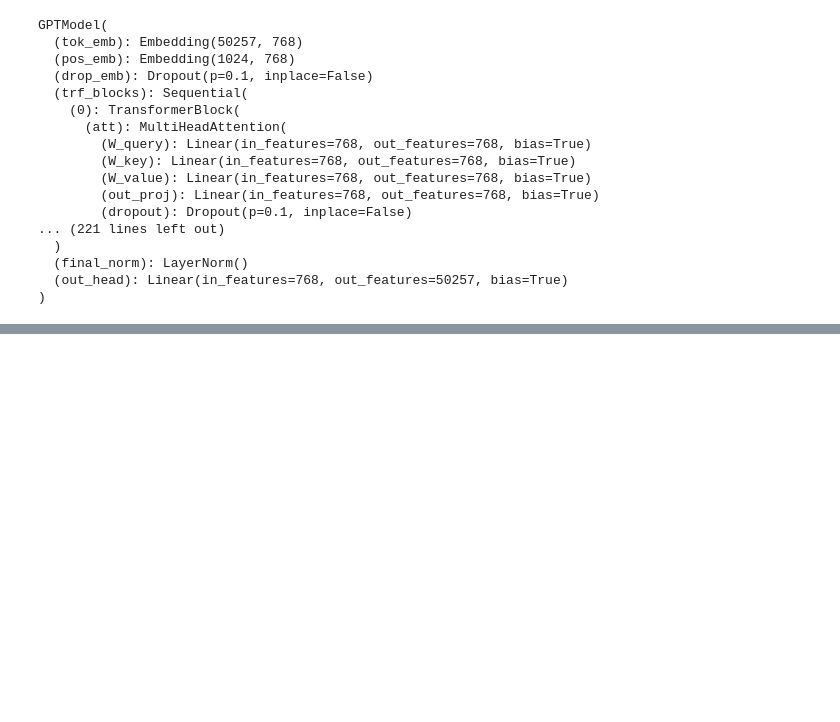
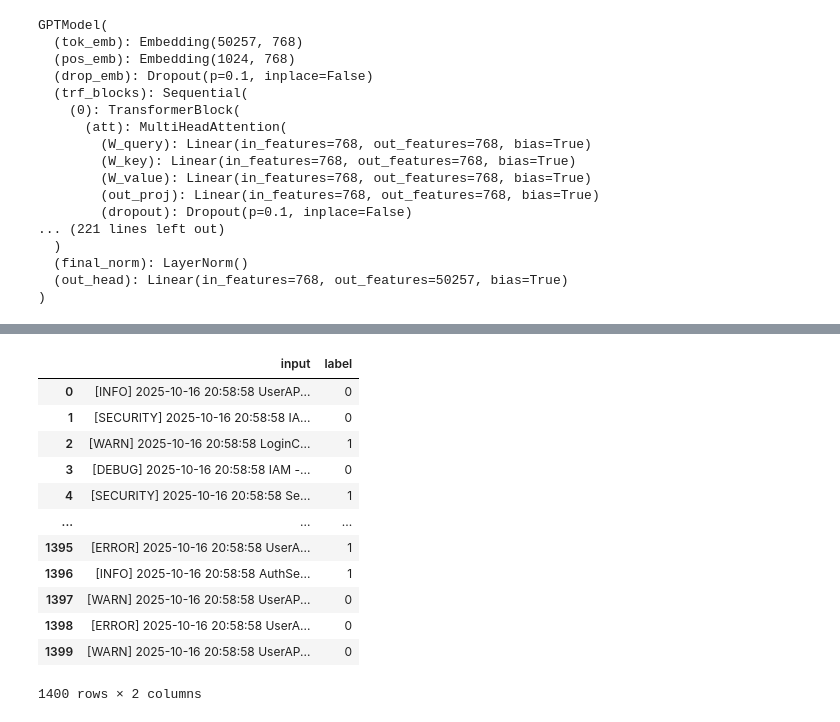
Before and after one commit to kumar-sanchay/llm-model-code, a Jupyter notebook: gpt2_llm.ipynb, the cells around one changed output, grey strips where cells are left out. Saved outputs shown, nothing was run; the diff lists cells and outputs as text; code cells hidden in the pictures; blank space fills up the shorter version.

```diff
--- a/gpt2_llm.ipynb
+++ b/gpt2_llm.ipynb
@@ -1085,0 +1126,33 @@ token_ids_to_text(token_ids, tokenizer)
+# %%
+def random_split(df, train_frac, validation_frac):
+
+  df = df.sample(
+      frac=1, random_state=42
+  ).reset_index(drop=True)
+
+  train_end = int(len(df) * train_frac)
+  val_end = train_end + int(len(df) * validation_frac)
+
+  train_df = df[:train_end]
+  val_df = df[train_end: val_end]
+  test_df = df[val_end:]
+
+  return train_df, val_df, test_df
+# %%
+train_df, validation_df, test_df = random_split(df, 0.7, 0.15)
+# %%
+train_df
+# %% [output]
+|  | input | label |
+| 0 | [INFO] 2025-10-16 20:58:58 UserAP... | 0 |
+| 1 | [SECURITY] 2025-10-16 20:58:58 IA... | 0 |
+| 2 | [WARN] 2025-10-16 20:58:58 LoginC... | 1 |
+| 3 | [DEBUG] 2025-10-16 20:58:58 IAM -... | 0 |
+| 4 | [SECURITY] 2025-10-16 20:58:58 Se... | 1 |
+| ... | ... | ... |
+| 1395 | [ERROR] 2025-10-16 20:58:58 UserA... | 1 |
+| 1396 | [INFO] 2025-10-16 20:58:58 AuthSe... | 1 |
+| 1397 | [WARN] 2025-10-16 20:58:58 UserAP... | 0 |
+| 1398 | [ERROR] 2025-10-16 20:58:58 UserA... | 0 |
+| 1399 | [WARN] 2025-10-16 20:58:58 UserAP... | 0 |
+1400 rows × 2 columns
```
Also changed, not shown: parts of 44 cells of this notebook.
